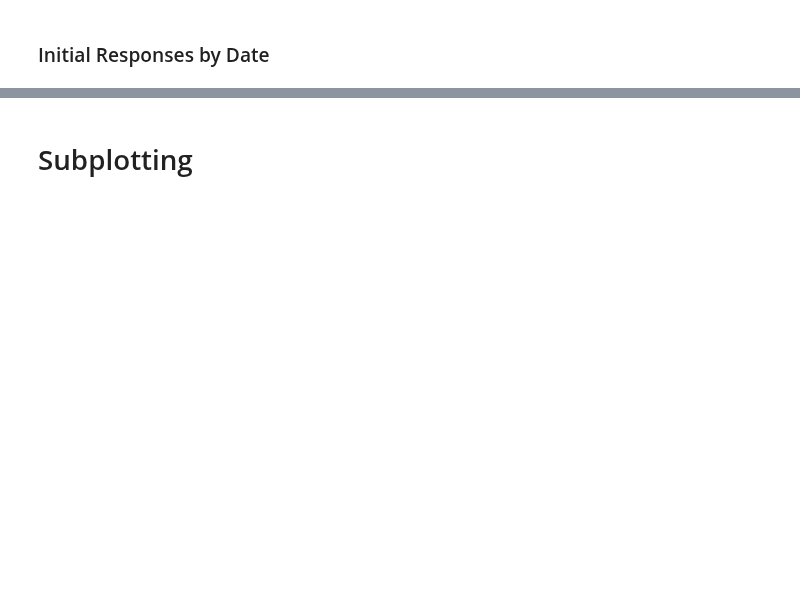
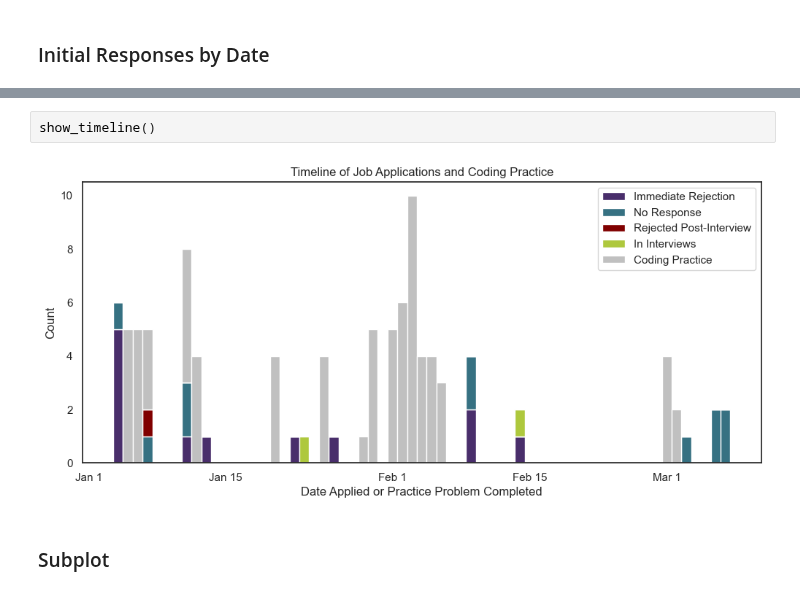
Before and after one commit to emilycardwell/my-jobs, a Jupyter notebook: jupyter_notebooks/job_visualizations.ipynb, the cells around one changed output, grey strips where cells are left out. Cells and saved outputs as stored; diff of their text form; blank space fills up the shorter version.

```diff
--- a/jupyter_notebooks/job_visualizations.ipynb
+++ b/jupyter_notebooks/job_visualizations.ipynb
@@ -52,5 +38,9 @@ show_apps_timeline()
+# %%
+show_timeline()
+# %% [output]
+[figure, added]
 # %% [markdown]
-# Subplotting
+### Subplot
 # %%
 show_subplt()
 # %% [output]
```
Also changed, not shown: parts of 15 cells of this notebook, 14 other files.
